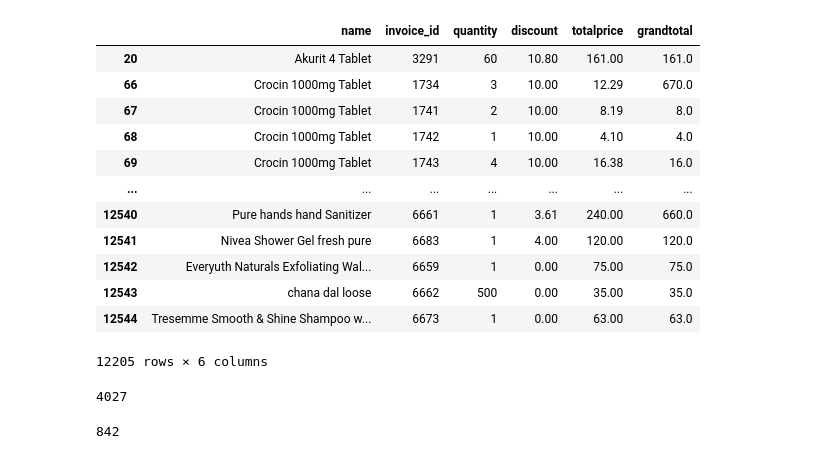
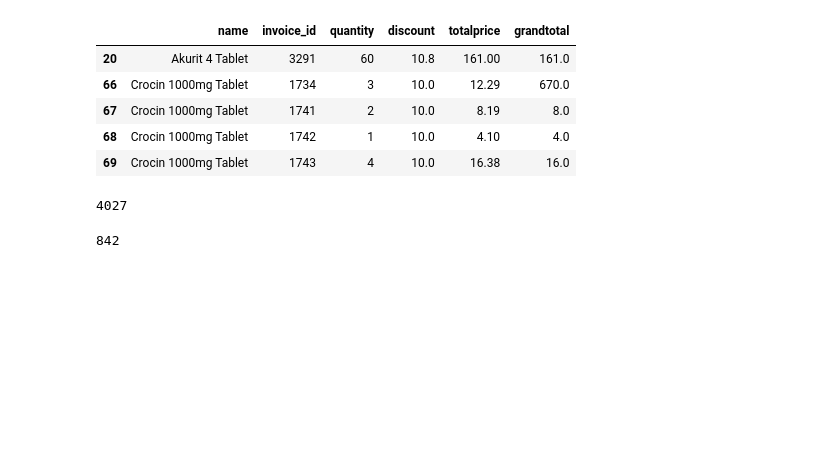
Before and after one commit to bs15b001/Retailer_data_analytics, a Jupyter notebook: most_frequent_occurence.ipynb, the cells around one changed output. Saved outputs shown, nothing was run; the diff lists cells and outputs as text; code cells hidden in the pictures; blank space fills up the shorter version.

```diff
--- a/most_frequent_occurence.ipynb
+++ b/most_frequent_occurence.ipynb
@@ -7,21 +7,14 @@ df=df[df.dateofcreation>='2020-06-10 12:55:59']
 
 df=df.drop(['pid','brand','invoice_id.1','partner_id','customer_id','dateofcreation'],axis=1)
 # %%
-df
+df.head()
 # %% [output]
 |  | name | invoice_id | quantity | discount | totalprice | grandtotal |
-| 20 | Akurit 4 Tablet | 3291 | 60 | 10.80 | 161.00 | 161.0 |
-| 66 | Crocin 1000mg Tablet | 1734 | 3 | 10.00 | 12.29 | 670.0 |
-| 67 | Crocin 1000mg Tablet | 1741 | 2 | 10.00 | 8.19 | 8.0 |
-| 68 | Crocin 1000mg Tablet | 1742 | 1 | 10.00 | 4.10 | 4.0 |
-| 69 | Crocin 1000mg Tablet | 1743 | 4 | 10.00 | 16.38 | 16.0 |
-| ... | ... | ... | ... | ... | ... | ... |
-| 12540 | Pure hands hand Sanitizer | 6661 | 1 | 3.61 | 240.00 | 660.0 |
-| 12541 | Nivea Shower Gel fresh pure | 6683 | 1 | 4.00 | 120.00 | 120.0 |
-| 12542 | Everyuth Naturals Exfoliating Wal... | 6659 | 1 | 0.00 | 75.00 | 75.0 |
-| 12543 | chana dal loose | 6662 | 500 | 0.00 | 35.00 | 35.0 |
-| 12544 | Tresemme Smooth & Shine Shampoo w... | 6673 | 1 | 0.00 | 63.00 | 63.0 |
+| 20 | Akurit 4 Tablet | 3291 | 60 | 10.8 | 161.00 | 161.0 |
+| 66 | Crocin 1000mg Tablet | 1734 | 3 | 10.0 | 12.29 | 670.0 |
+| 67 | Crocin 1000mg Tablet | 1741 | 2 | 10.0 | 8.19 | 8.0 |
+| 68 | Crocin 1000mg Tablet | 1742 | 1 | 10.0 | 4.10 | 4.0 |
+| 69 | Crocin 1000mg Tablet | 1743 | 4 | 10.0 | 16.38 | 16.0 |
-12205 rows × 6 columns
 # %%
 # Removed Biased fields
 df=df[~df['name'].str.contains("Extras|Amul Gold Full Cream Milk|Amul Taaza Toned Milk|Amul Masti Dahi|Amul Chach Buttermilk|Parle G biscuit 5 Rs|Parle 20 20 Cashew Cookie|Loose Sugar",na=False)]
```
Also changed, not shown: parts of 31 cells of this notebook.
